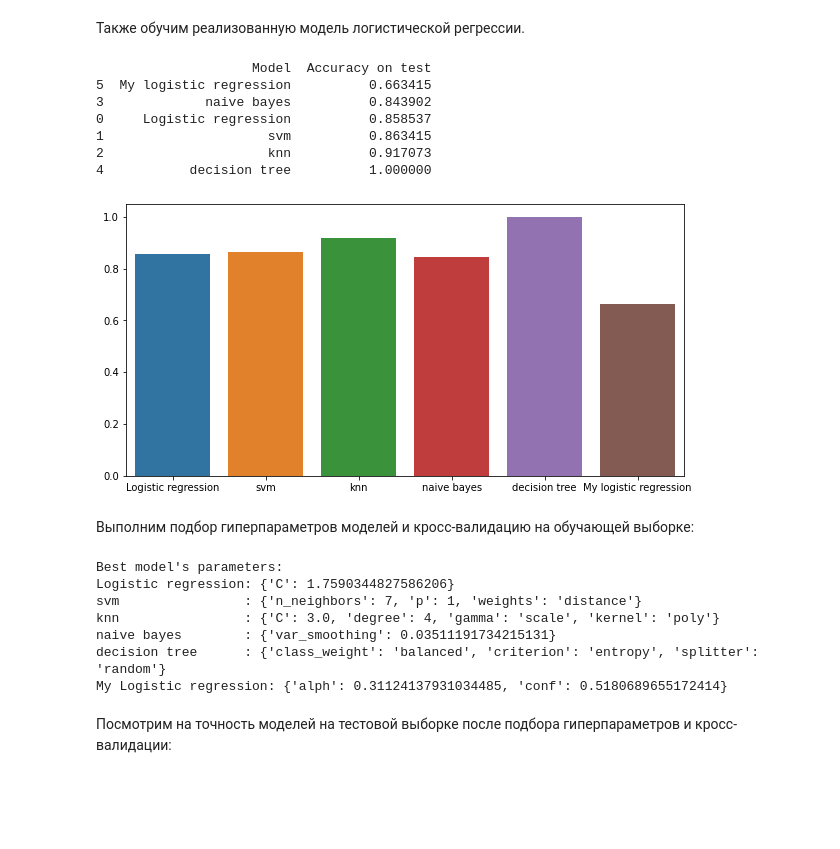
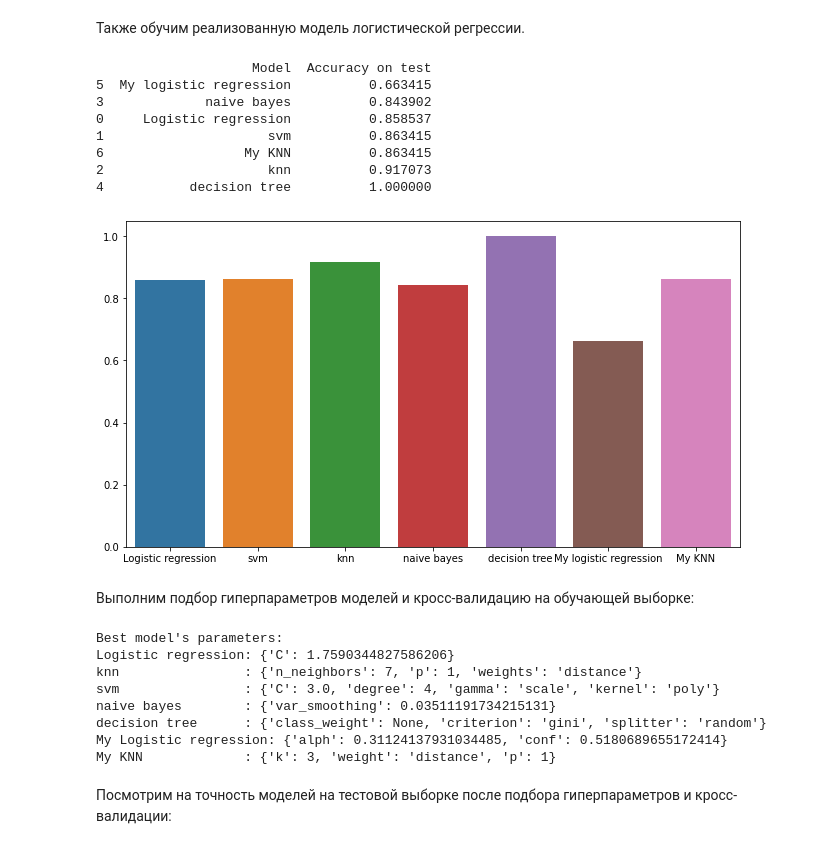
Before and after one commit to rousewayse/ML_course_HW, a Jupyter notebook: task2/task2.ipynb, the cells around one changed output. Drawn from its saved outputs; the diff is of its cells as text; code cells hidden in the pictures; blank space fills up the shorter version.

Commit message:
added knn model

```diff
--- a/task2/task2.ipynb
+++ b/task2/task2.ipynb
@@ -367,43 +462,44 @@ class MyGridSearcher():
 from sklearn.linear_model import LogisticRegression
 from sklearn.metrics import accuracy_score
 from sklearn.model_selection import GridSearchCV
 from sklearn.neighbors import KNeighborsClassifier
 from sklearn.svm import SVC
 from sklearn.naive_bayes import GaussianNB
 from sklearn.tree import DecisionTreeClassifier
 from sklearn.metrics import confusion_matrix
-models = [LogisticRegression(), KNeighborsClassifier(), SVC(), GaussianNB(), DecisionTreeClassifier(), MyLogReg()]
-models_name = ['Logistic regression', 'svm', 'knn', 'naive bayes', 'decision tree', 'My logistic regression']
+models = [LogisticRegression(), KNeighborsClassifier(), SVC(), GaussianNB(), DecisionTreeClassifier(), MyLogReg(), MyKNN()]
+models_name = ['Logistic regression', 'svm', 'knn', 'naive bayes', 'decision tree', 'My logistic regression', "My KNN"]
 accuracies_ = []
 for i in range(len(models)):
     models[i].fit(X_train, y_train)
     accuracies_.append(accuracy_score(y_test, models[i].predict(X_test)))
 data = {
     'Model': models_name,
     'Accuracy on test': accuracies_,
     #'Best Params': best_models_params,
 }
 frame = pd.DataFrame(data = data)
 print(frame.sort_values(by="Accuracy on test"))
 sns.barplot(x=models_name, y=accuracies_)
 fig = plt.gcf()
-fig.set_size_inches(10, 5)
+fig.set_size_inches(11, 6)
 plt.show()
 # %% [output]
                     Model  Accuracy on test
 5  My logistic regression          0.663415
 3             naive bayes          0.843902
 0     Logistic regression          0.858537
 1                     svm          0.863415
+6                  My KNN          0.863415
 2                     knn          0.917073
 4           decision tree          1.000000
-[figure, old version]
+[figure, new version]
 # %% [markdown]
 Выполним подбор гиперпараметров моделей и кросс-валидацию на обучающей выборке:
 # %%
 
 models = [LogisticRegression(), KNeighborsClassifier(), SVC(), GaussianNB(), DecisionTreeClassifier()]
-models_name = ['Logistic regression', 'svm', 'knn', 'naive bayes', 'decision tree']
+models_name = ['Logistic regression', 'knn', 'svm', 'naive bayes', 'decision tree']
 max_name_len = max([len(i) for i in models_name])
 models_params = [{'C': np.linspace(0.1**3, 3, math.floor(3/0.1))},
                  {'n_neighbors': range (3, 8), 'weights': ['uniform', 'distance'], 'p':[1, 2]},
@@ -433,14 +529,25 @@ accuracies.append(accuracy_score(my_pred, y_test))
 confusion_matrices.append(confusion_matrix(y_test, my_pred))
 models_name.append("My Logistic regression")
 print(models_name[-1].ljust(max_name_len) + ": " + str(best_models_params[-1]))
+
+model = MyKNN()
+searcher = MyGridSearcherKNN(model, X_train, y_train, accuracy_score, range(3, 8), ['uniform', 'distance'], [1, 2])
+my_best_params = searcher.search()
+best_models_params.append({"k":my_best_params[0], 'weight':my_best_params[1], 'p':my_best_params[2]})
+my_pred = model.predict(X_test)
+accuracies.append(accuracy_score(my_pred, y_test))
+confusion_matrices.append(confusion_matrix(y_test, my_pred))
+models_name.append("My KNN")
+print(models_name[-1].ljust(max_name_len) + ": " + str(best_models_params[-1]))
 # %% [output]
 Best model's parameters:
 Logistic regression: {'C': 1.7590344827586206}
-svm                : {'n_neighbors': 7, 'p': 1, 'weights': 'distance'}
-knn                : {'C': 3.0, 'degree': 4, 'gamma': 'scale', 'kernel': 'poly'}
+knn                : {'n_neighbors': 7, 'p': 1, 'weights': 'distance'}
+svm                : {'C': 3.0, 'degree': 4, 'gamma': 'scale', 'kernel': 'poly'}
 naive bayes        : {'var_smoothing': 0.03511191734215131}
-decision tree      : {'class_weight': 'balanced', 'criterion': 'entropy', 'splitter': 'random'}
+decision tree      : {'class_weight': None, 'criterion': 'gini', 'splitter': 'random'}
 My Logistic regression: {'alph': 0.31124137931034485, 'conf': 0.5180689655172414}
+My KNN             : {'k': 3, 'weight': 'distance', 'p': 1}
 # %% [markdown]
 Посмотрим на точность моделей на тестовой выборке после подбора гиперпараметров и кросс-валидации:
 # %%
```
Also changed, not shown: parts of 9 cells of this notebook.
